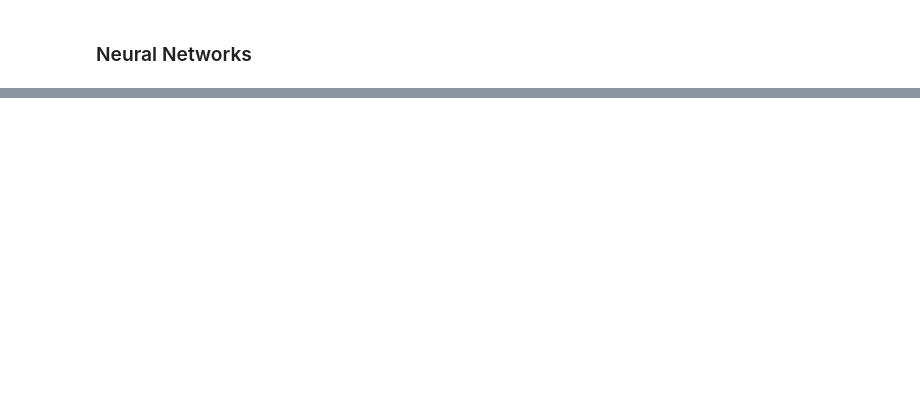
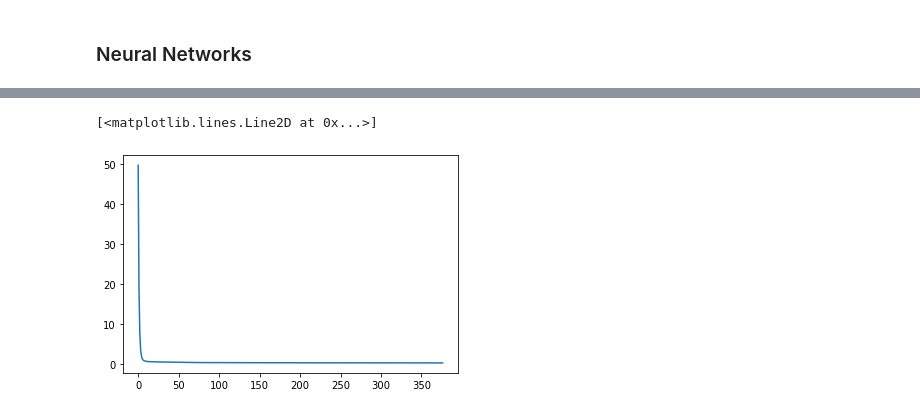
Before and after one commit to khatrigaurav/temperature_modelling, a Jupyter notebook: Analytics/00 Modeller.ipynb, the cells around one changed output, grey strips where cells are left out. Saved outputs shown, nothing was run; the diff lists cells and outputs as text; code cells hidden in the pictures; blank space fills up the shorter version.

```diff
--- a/Analytics/00 Modeller.ipynb
+++ b/Analytics/00 Modeller.ipynb
@@ -623,17 +555,19 @@ from sklearn.preprocessing import StandardScaler
 col_list = [
     # 'latitude', 'longitude',
             'hour',
-            # 'closest_station_1_temp',
+        #     'closest_station_1_temp',
             # 'closest_1_distance',
       #  'day_of_year',
        'adjusted_lst',
        'valueImperviousfraction', 'valueTreefraction', 'valueBuildingheight',
-       'valueNearestDistWater',
-         'valueWaterfraction', 'valueBuildingfraction']
+    #    'valueNearestDistWater',
+         'valueWaterfraction', 'valueBuildingfraction',
+                  'horizontal_wind','vertical_wind'
+        ]
 
 
 
-nn = MLPRegressor(hidden_layer_sizes=(15,10,5),activation='relu', solver='adam', max_iter=500)
+nn = MLPRegressor(hidden_layer_sizes=(12,10,8,8,4,2),activation='relu', solver='adam', max_iter=500)
 
 
 model_dict = bulk_model_runner(nn,grouped_data,col_list,bulk_mode=False,delete=True,residuals=True)
@@ -650,3 +584,8 @@ Feature importances not available
+# %%
+plt.plot(nn.loss_curve_)
+# %% [output]
+[<matplotlib.lines.Line2D at 0x...>]
+[figure, added]
 # %%
 def get_delta_plots(final_dict):
     ''' Final dict is of format :
```
Also changed, not shown: parts of 14 cells of this notebook, 8 other files.
